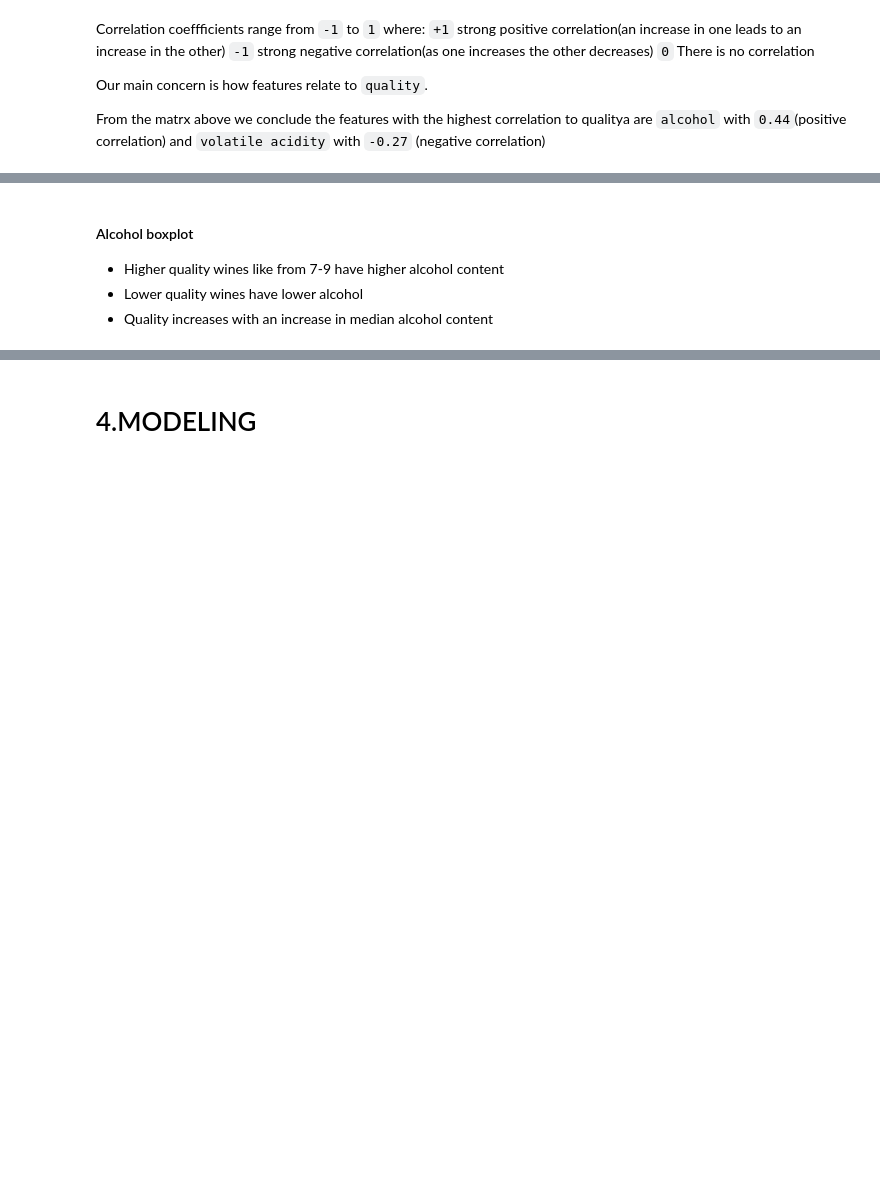
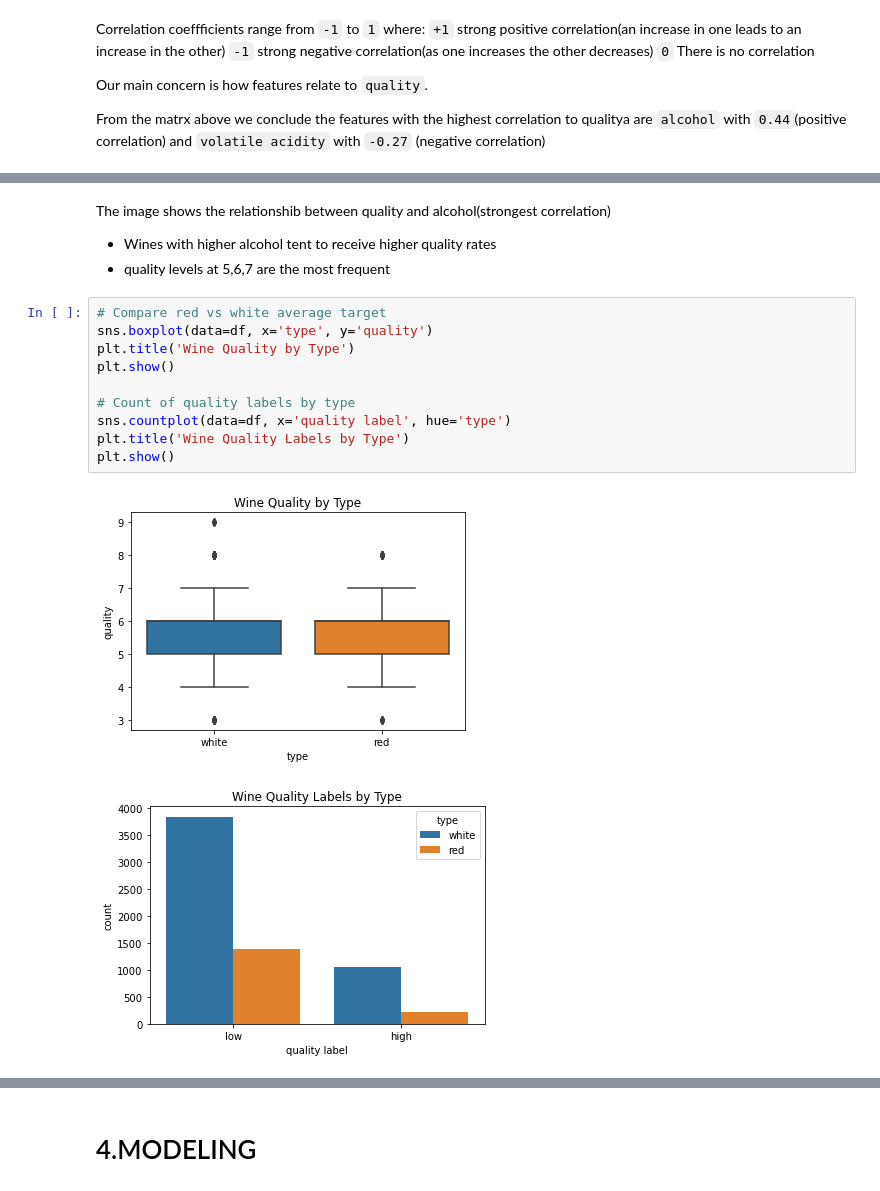
Before and after one commit to Muthonikiboi/Wine-Quality-Prediction, a Jupyter notebook: index.ipynb, the cells around one changed output, grey strips where cells are left out. Cells and saved outputs as stored; diff of their text form; blank space fills up the shorter version.

```diff
--- a/index.ipynb
+++ b/index.ipynb
@@ -267,5 +247,18 @@ sns.scatterplot(ax = axes[1],
-# %% [markdown]
-#### Alcohol boxplot
-- Higher quality wines like from 7-9 have higher alcohol content
-- Lower quality wines have lower alcohol
-- Quality increases with an increase in median alcohol content
+# %% [markdown]
+The image shows the relationshib between quality and alcohol(strongest correlation)
+
+- Wines with higher alcohol tent to receive higher quality rates
+- quality levels at 5,6,7 are the most frequent
+# %%
+# Compare red vs white average target
+sns.boxplot(data=df, x='type', y='quality')
+plt.title('Wine Quality by Type')
+plt.show()
+
+# Count of quality labels by type
+sns.countplot(data=df, x='quality label', hue='type')
+plt.title('Wine Quality Labels by Type')
+plt.show()
+# %% [output]
+[figure, added]
+[figure, added]
```
Also changed, not shown: parts of 76 cells of this notebook, 1 other file.
